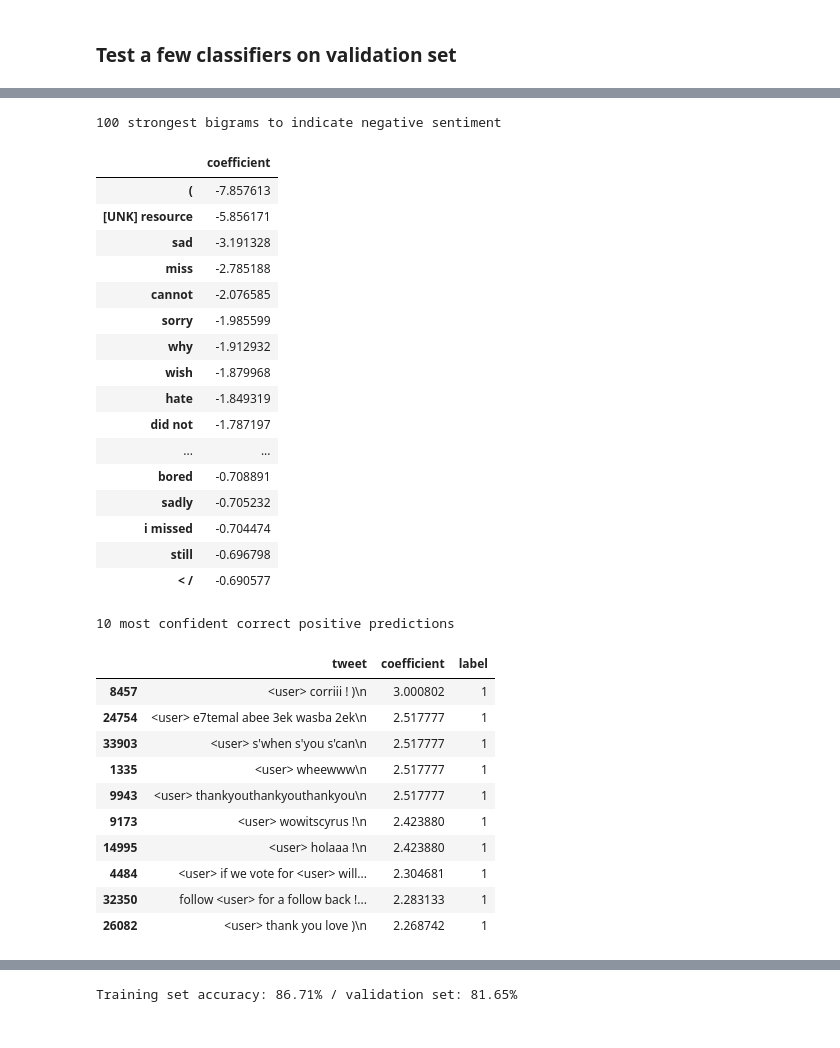
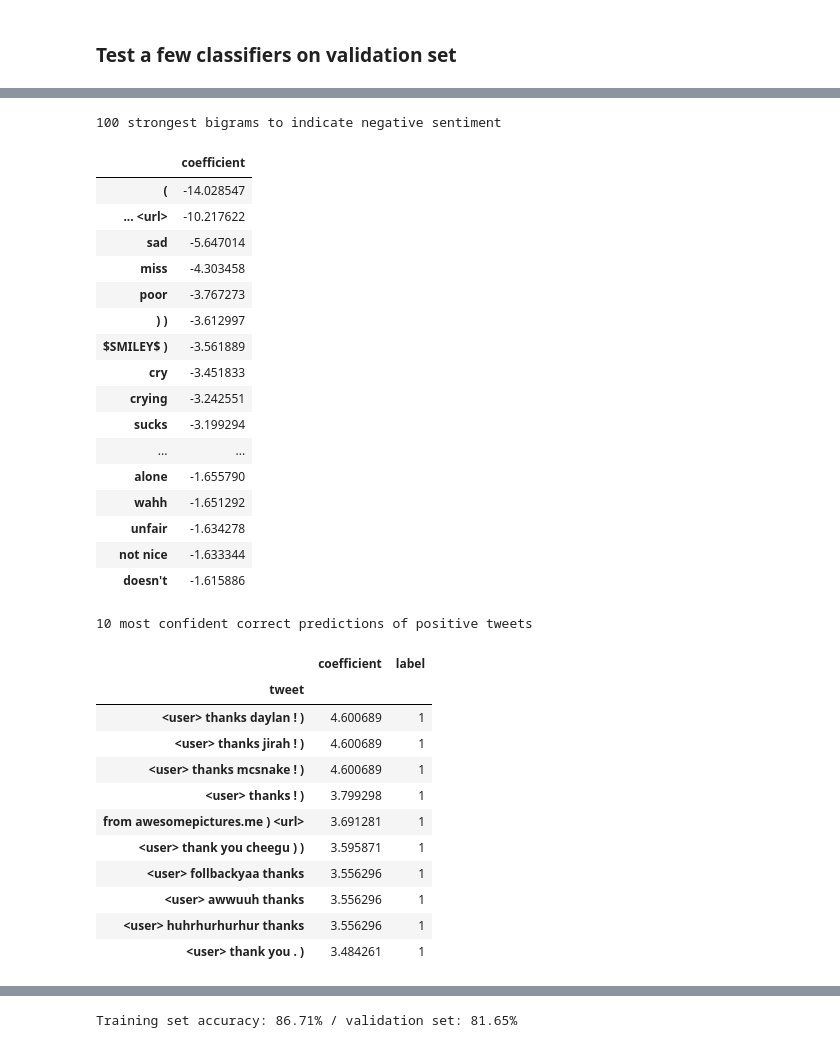
Before and after one commit to CS-433/Twitter_Sentiment_Analysis, a Jupyter notebook: TF_IDF.ipynb, the cells around one changed output, grey strips where cells are left out. Cells and saved outputs as stored; diff of their text form; code cells hidden in the pictures.

Commit message:
Show most relevant predictors, as well as most confident correct and incorrect predictions

```diff
--- a/TF_IDF.ipynb
+++ b/TF_IDF.ipynb
@@ -10,11 +13,15 @@ import helpers
 # %%
 # Load training set
-pos_filename = 'twitter-datasets/train_pos_u.txt'
-neg_filename = 'twitter-datasets/train_neg_u.txt'
-"""
-pos_filename = 'twitter-datasets/train_pos_full_u.txt'
-neg_filename = 'twitter-datasets/train_neg_full_u.txt'
-"""
+
+full = True
+
+if full:
+    pos_filename = 'twitter-datasets/train_pos_full_u.txt'
+    neg_filename = 'twitter-datasets/train_neg_full_u.txt'
+else:
+    pos_filename = 'twitter-datasets/train_pos_u.txt'
+    neg_filename = 'twitter-datasets/train_neg_u.txt'
+
 
 pos_tweets = helpers.txt_to_list(pos_filename)
 neg_tweets = helpers.txt_to_list(neg_filename)
@@ -47,7 +47,7 @@ def tk2(sent):
 # %%
 # Build training vectorization
 ### tfidf_vectorizer=TfidfVectorizer(use_idf=True, ngram_range = (1,2), tokenizer = TweetTokenizer().tokenize)
-tfidf_vectorizer=TfidfVectorizer(use_idf=True, ngram_range = (1,2), tokenizer = tk2)
+tfidf_vectorizer=TfidfVectorizer(use_idf=True, ngram_range = (1,2), tokenizer = tk)
 X_train = tfidf_vectorizer.fit_transform(train)
 X_val = tfidf_vectorizer.transform(val)
 # %% [markdown]
@@ -93,40 +93,42 @@ df.sort_values(by=["coefficient"],ascending=False).tail(n_).sort_values(by=["coe
 # %% [output]
 100 strongest bigrams to indicate negative sentiment
 |  | coefficient |
-| ( | -7.857613 |
-| [UNK] resource | -5.856171 |
-| sad | -3.191328 |
-| miss | -2.785188 |
-| cannot | -2.076585 |
-| sorry | -1.985599 |
-| why | -1.912932 |
-| wish | -1.879968 |
-| hate | -1.849319 |
-| did not | -1.787197 |
+| ( | -14.028547 |
+| ... <url> | -10.217622 |
+| sad | -5.647014 |
+| miss | -4.303458 |
+| poor | -3.767273 |
+| ) ) | -3.612997 |
+| $SMILEY$ ) | -3.561889 |
+| cry | -3.451833 |
+| crying | -3.242551 |
+| sucks | -3.199294 |
 | ... | ... |
-| bored | -0.708891 |
-| sadly | -0.705232 |
-| i missed | -0.704474 |
-| still | -0.696798 |
-| < / | -0.690577 |
+| alone | -1.655790 |
+| wahh | -1.651292 |
+| unfair | -1.634278 |
+| not nice | -1.633344 |
+| doesn't | -1.615886 |
 # %%
 df = pd.DataFrame.from_dict(dict(zip(['tweet', 'coefficient', 'label'], [val, clf.decision_function(X_val), y_val])))
+df.set_index('tweet', inplace = True)
 n_ = 10
 print('{:d} most confident correct predictions of positive tweets'.format(n_))
 df.query('label == 1').sort_values(by= 'coefficient', ascending = False).head(n_)
 # %% [output]
-10 most confident correct positive predictions
+10 most confident correct predictions of positive tweets
-|  | tweet | coefficient | label |
-| 8457 | <user> corriii ! )\n | 3.000802 | 1 |
-| 24754 | <user> e7temal abee 3ek wasba 2ek\n | 2.517777 | 1 |
-| 33903 | <user> s'when s'you s'can\n | 2.517777 | 1 |
-| 1335 | <user> wheewww\n | 2.517777 | 1 |
-| 9943 | <user> thankyouthankyouthankyou\n | 2.517777 | 1 |
-| 9173 | <user> wowitscyrus !\n | 2.423880 | 1 |
-| 14995 | <user> holaaa !\n | 2.423880 | 1 |
-| 4484 | <user> if we vote for <user> will... | 2.304681 | 1 |
-| 32350 | follow <user> for a follow back !... | 2.283133 | 1 |
-| 26082 | <user> thank you love )\n | 2.268742 | 1 |
+|  | coefficient | label |
+| tweet |  |  |
+| <user> thanks daylan ! ) | 4.600689 | 1 |
+| <user> thanks jirah ! ) | 4.600689 | 1 |
+| <user> thanks mcsnake ! ) | 4.600689 | 1 |
+| <user> thanks ! ) | 3.799298 | 1 |
+| from awesomepictures.me ) <url> | 3.691281 | 1 |
+| <user> thank you cheegu ) ) | 3.595871 | 1 |
+| <user> follbackyaa thanks | 3.556296 | 1 |
+| <user> awwuuh thanks | 3.556296 | 1 |
+| <user> huhrhurhurhur thanks | 3.556296 | 1 |
+| <user> thank you . ) | 3.484261 | 1 |
 # %%
 print('{:d} most confident incorrect predictions of positive tweets'.format(n_))
 df.query('label == 1').sort_values(by= 'coefficient', ascending = True).head(n_)
```
Also changed, not shown: parts of 7 cells of this notebook.
